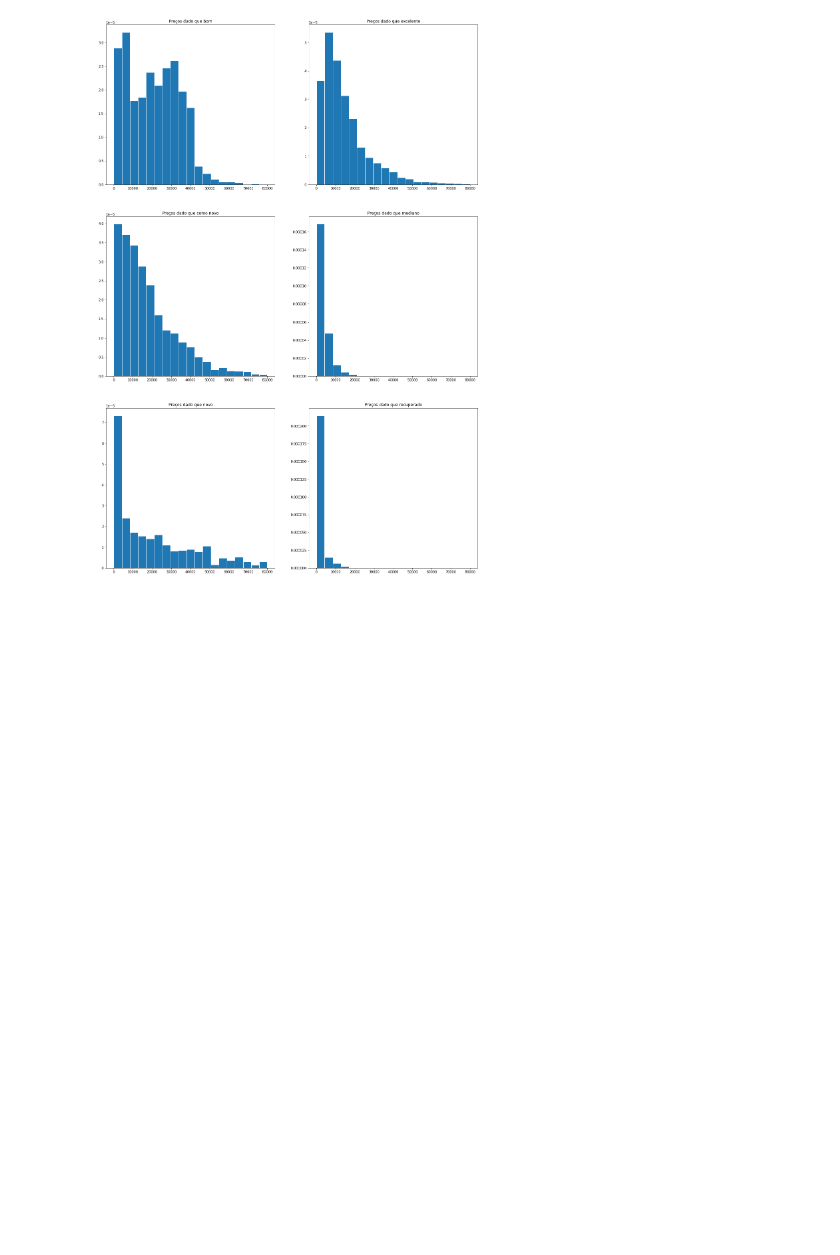
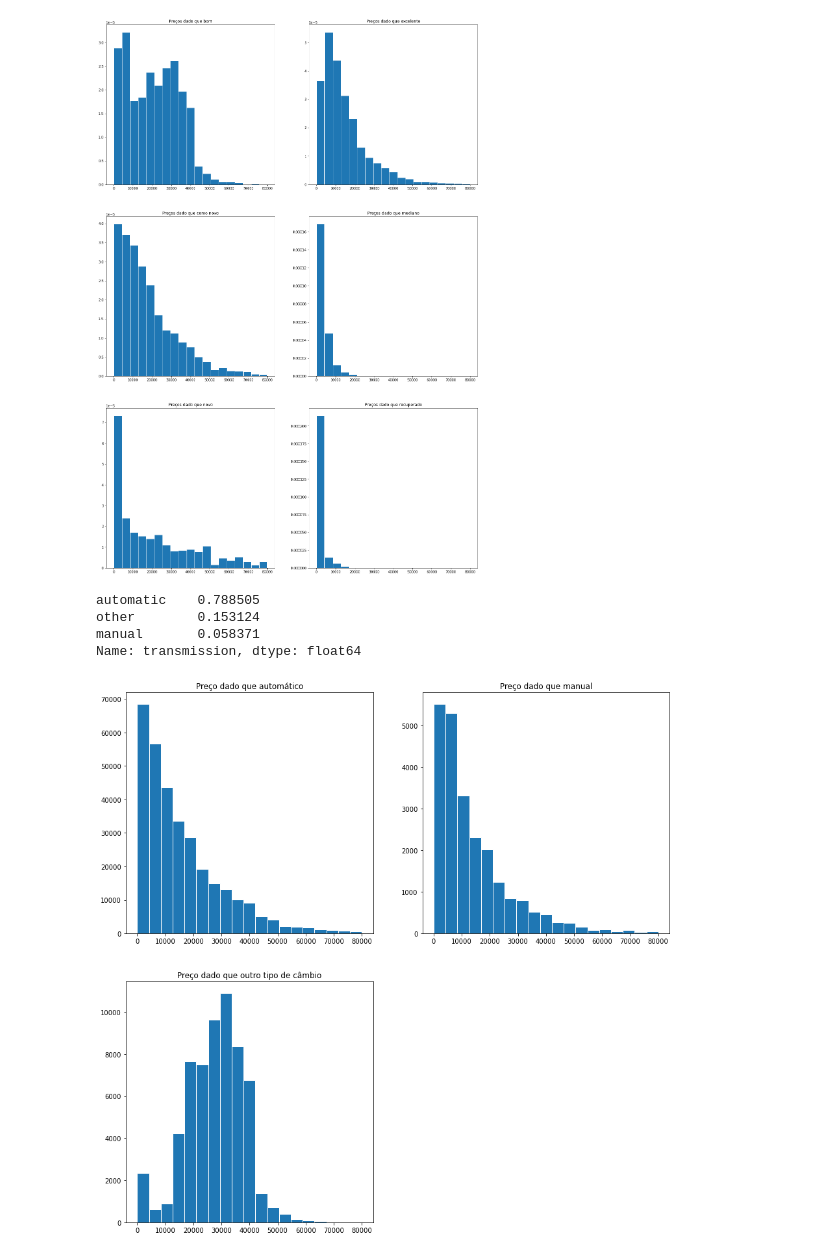
Before and after one commit to MekhyW/Car-Resell-Price-Predictor, a Jupyter notebook: Predictor.ipynb, the cells around one changed output. Cells and saved outputs as stored; diff of their text form; code cells hidden in the pictures; blank space fills up the shorter version.

Commit message:
Update análise exploratória - câmbio

```diff
--- a/Predictor.ipynb
+++ b/Predictor.ipynb
@@ -160,3 +160,28 @@ plt.hist(dados.loc[dados.condition == 'salvage']['price'],bins,edgecolor='white'
 plt.show()
 # %% [output]
 [figure]
+# %%
+# Preço e tipo de câmbio se relacionam?
+
+print(dados.transmission.value_counts(normalize=True))
+
+plt.figure(figsize=(15,15))
+plt.subplot(221)
+plt.hist(dados.loc[dados.transmission=='automatic']['price'],bins=bins,edgecolor='white')
+plt.title('Preço dado que automático')
+plt.subplot(222)
+plt.hist(dados.loc[dados.transmission=='manual']['price'],bins=bins,edgecolor='white')
+plt.title('Preço dado que manual')
+plt.subplot(223)
+plt.hist(dados.loc[dados.transmission=='other']['price'],bins=bins,edgecolor='white')
+plt.title('Preço dado que outro tipo de câmbio')
+plt.show()
+
+# Percebe-se que carros automáticos e manuais tem uma distribuição relativamente parecida, diferentemente
+# dos outros tipos, que destoam do padrão de preços.
+# %% [output]
+automatic    0.788505
+other        0.153124
+manual       0.058371
+Name: transmission, dtype: float64
+[figure, added]
```
